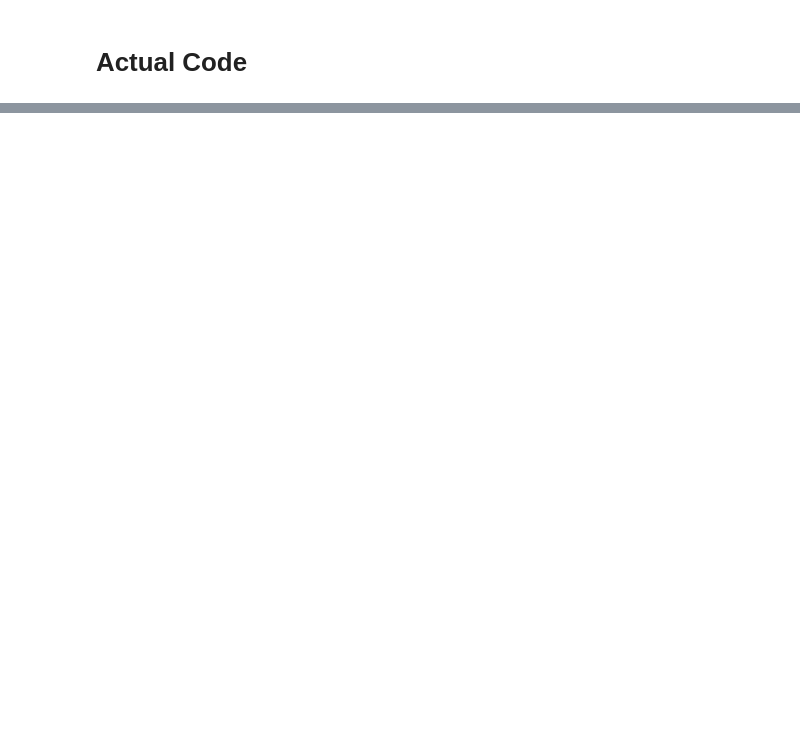
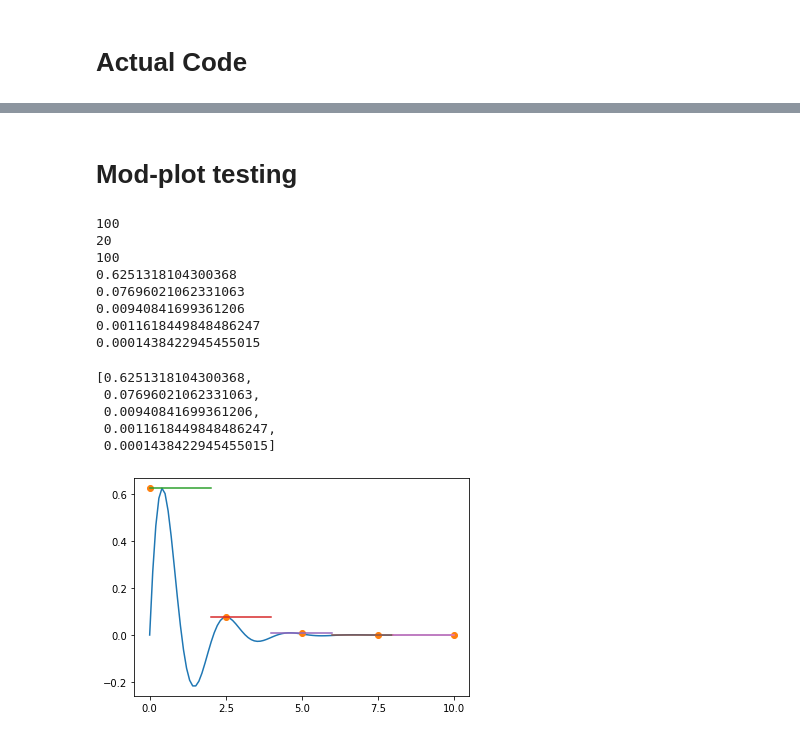
Before and after one commit to mickbrawler/Waveforms, a Jupyter notebook: OnSource_part_1.ipynb, the cells around one changed output, grey strips where cells are left out. Drawn from its saved outputs; the diff is of its cells as text; code cells hidden in the pictures; blank space fills up the shorter version.

```diff
--- a/OnSource_part_1.ipynb
+++ b/OnSource_part_1.ipynb
@@ -322,6 +482,9 @@ you can ignore this
 # %%
 import math
 import numpy as np
+from matplotlib import pyplot as plt
+%matplotlib inline
+
 def mod_tester(T,delta,D):
 
     N=math.floor(T/delta)
@@ -331,7 +494,7 @@ def mod_tester(T,delta,D):
     print(dn)
     L=len(TOF)
 
-    wf=np.sin(TOF)*np.exp(TOF)
+    wf=np.sin(3*TOF)*np.exp(-TOF)
     print(len(wf))
     maximi=[]
     for i in range(0,L-L%dn,dn):
@@ -339,4 +502,30 @@ def mod_tester(T,delta,D):
         maximi.append(max(wf[i:i+dn]))
 
 
+    plt.plot(TOF,wf)
+    plt.plot(np.linspace(0,T,len(maximi)),maximi, 'o')
+
+    maxlen=len(np.linspace(0,T,len(maximi)))
+    for i in range(maxlen):
+        plt.plot([i*2*D,(i+1)*2*D],[maximi[i],maximi[i]])
+    plt.xticks(np.linspace(0,T,len(maximi)))
     return maximi
+# %% [markdown]
+# Mod-plot testing
+# %%
+mod_tester(10,.1,1)
+# %% [output]
+100
+20
+100
+0.6251318104300368
+0.07696021062331063
+0.00940841699361206
+0.0011618449848486247
+0.0001438422945455015
+[0.6251318104300368,
+ 0.07696021062331063,
+ 0.00940841699361206,
+ 0.0011618449848486247,
+ 0.0001438422945455015]
+[figure, added]
```
Also changed, not shown: parts of 10 cells of this notebook, 1 other file.
